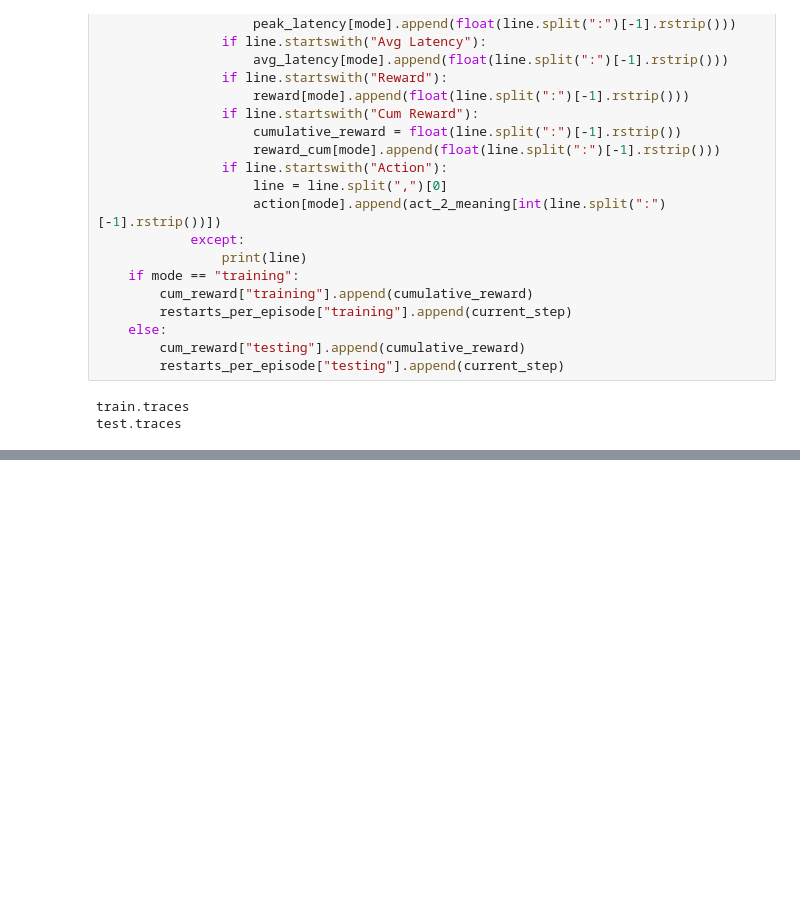
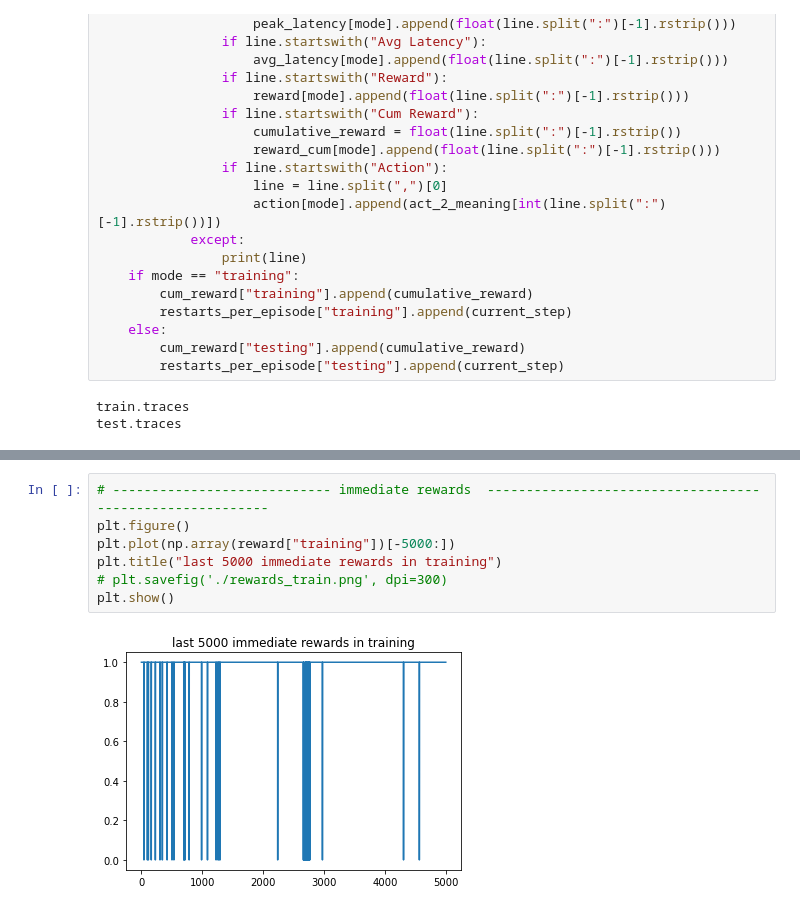
Before and after one commit to psotoarenas/RL_autoscalers_dynasim, a Jupyter notebook: plot_notebooks/dynamicsim_ai_plots_wandb.ipynb, the cells around one changed output, grey strips where cells are left out. Drawn from its saved outputs; the diff is of its cells as text; blank space fills up the shorter version.

```diff
--- a/plot_notebooks/dynamicsim_ai_plots_wandb.ipynb
+++ b/plot_notebooks/dynamicsim_ai_plots_wandb.ipynb
@@ -218 +218,10 @@ plt.show()
+# %%
+# ---------------------------- immediate rewards  ---------------------------------------------------------
+plt.figure()
+plt.plot(np.array(reward["training"])[-5000:])
+plt.title("last 5000 immediate rewards in training")
+# plt.savefig('./rewards_train.png', dpi=300)
+plt.show()
+# %% [output]
+[figure, added]
 # %%
```
Also changed, not shown: parts of 7 cells of this notebook, 1 other file.
